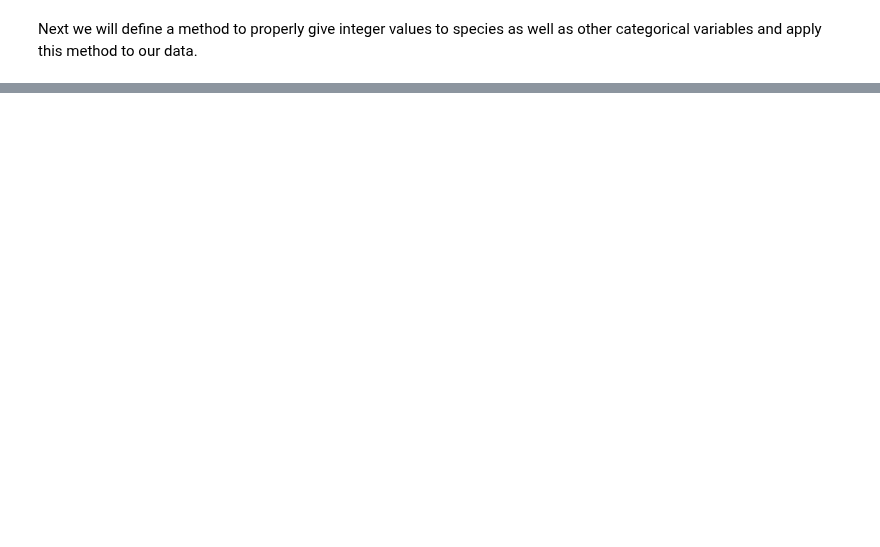
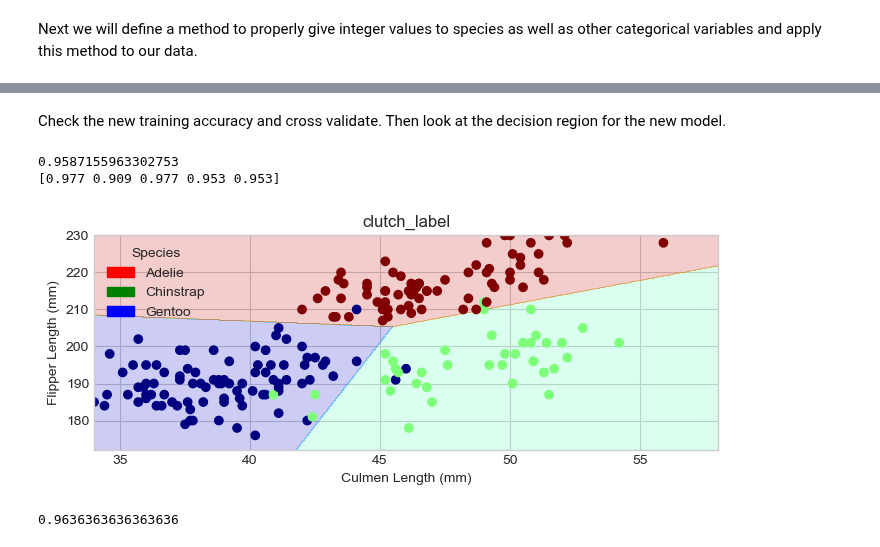
Before and after one commit to Nibsquatch/Nibsquatch.github.io, a Jupyter notebook: posts/example-blog-post/index.ipynb, the cells around one changed output, grey strips where cells are left out. Drawn from its saved outputs; the diff is of its cells as text; code cells hidden in the pictures; blank space fills up the shorter version.

```diff
--- a/posts/example-blog-post/index.ipynb
+++ b/posts/example-blog-post/index.ipynb
@@ -84,0 +262,29 @@ x_train, y_train = prepare_data(df)
+# %%
+predictor_cols2 = ["Culmen Length (mm)", "Flipper Length (mm)", "clutch_label"]
+target_col2 = "species_label"
+
+X_train2 = df_train2[predictor_cols2]
+y_train2 = df_train2[target_col2]
+
+X_test2 = df_test2[predictor_cols2]
+y_test2 = df_test2[target_col2]
+
+LR2 = LogisticRegression(max_iter = 1000)
+m2 = LR2.fit(X_train2, y_train2)
+# %% [markdown]
+Check the new training accuracy and cross validate. Then look at the decision region for the new model.
+# %%
+print(LR2.score(X_train2, y_train2))
+
+cv_scores_LR2 = cross_val_score(LR2, X_train2, y_train2, cv = 5)
+print(cv_scores_LR2)
+
+plot_regions(LR2, X_train2[predictor_cols2], y_train2)
+
+# Check the model accuracy against the testing data
+print(LR2.score(X_test2, y_test2))
+# %% [output]
+0.9587155963302753
+[0.977 0.909 0.977 0.953 0.953]
+[figure, added]
+0.9636363636363636
```
Also changed, not shown: parts of 30 cells of this notebook.
